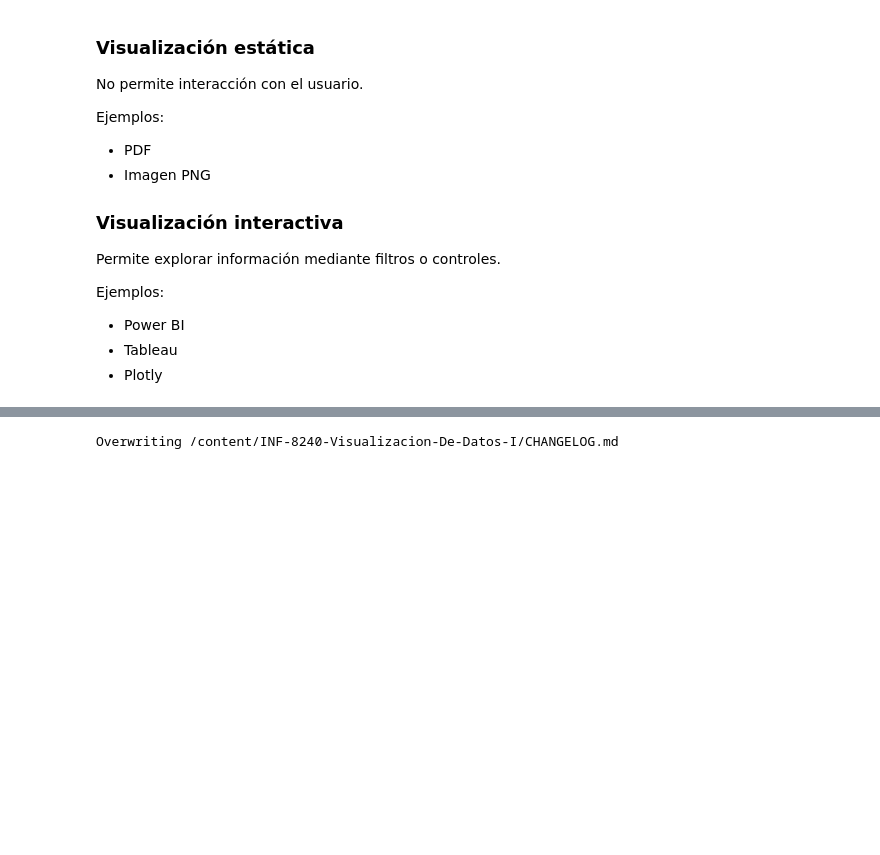
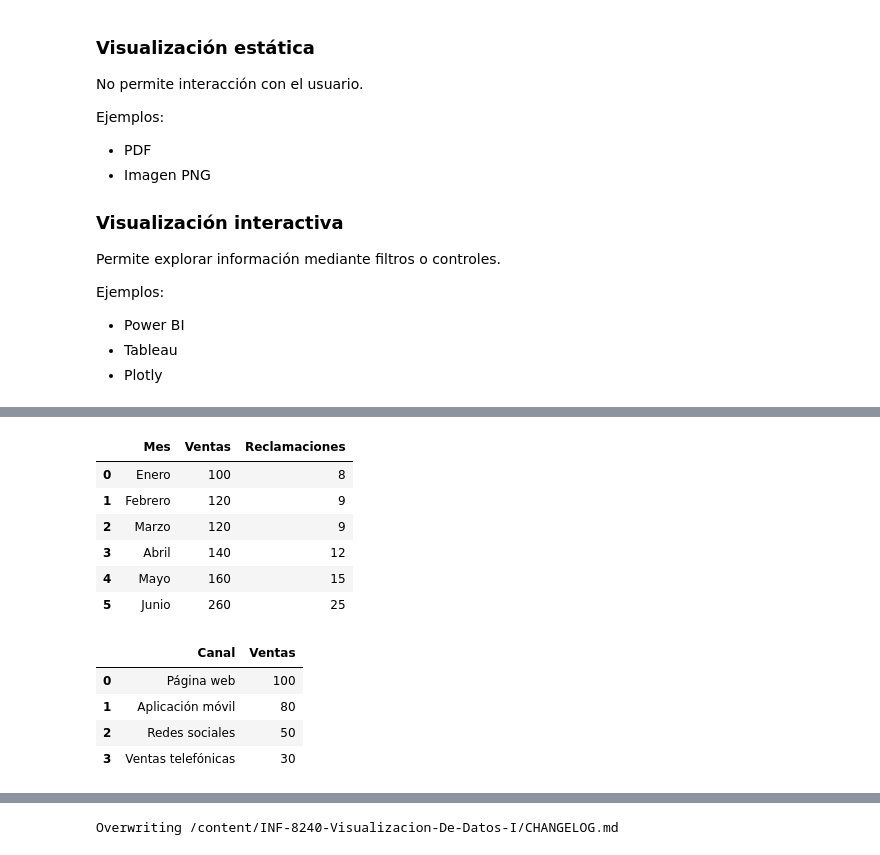
Before and after one commit to pascual-francisco/INF-8240-Visualizacion-De-Datos-I, a Jupyter notebook: Unit_01/notebooks/U01.E01.ipynb, the cells around one changed output, grey strips where cells are left out. Drawn from its saved outputs; the diff is of its cells as text; code cells hidden in the pictures; blank space fills up the shorter version.

```diff
--- a/Unit_01/notebooks/U01.E01.ipynb
+++ b/Unit_01/notebooks/U01.E01.ipynb
@@ -262,0 +327,56 @@ Ejemplos:
+# %%
+# =============================================================================
+# ACTIVIDAD 6
+# Construcción de los conjuntos de datos
+# =============================================================================
+
+import pandas as pd
+import matplotlib.pyplot as plt
+
+# -----------------------------------------------------------------------------
+# Datos de ventas y reclamaciones mensuales
+# -----------------------------------------------------------------------------
+
+df_mensual = pd.DataFrame({
+    "Mes": [
+        "Enero",
+        "Febrero",
+        "Marzo",
+        "Abril",
+        "Mayo",
+        "Junio"
+    ],
+    "Ventas": [100, 120, 120, 140, 160, 260],
+    "Reclamaciones": [8, 9, 9, 12, 15, 25]
+})
+
+# -----------------------------------------------------------------------------
+# Datos de ventas por canal
+# -----------------------------------------------------------------------------
+
+df_canal = pd.DataFrame({
+    "Canal": [
+        "Página web",
+        "Aplicación móvil",
+        "Redes sociales",
+        "Ventas telefónicas"
+    ],
+    "Ventas": [100, 80, 50, 30]
+})
+
+# Mostrar los datos utilizados
+display(df_mensual)
+display(df_canal)
+# %% [output]
+|  | Mes | Ventas | Reclamaciones |
+| 0 | Enero | 100 | 8 |
+| 1 | Febrero | 120 | 9 |
+| 2 | Marzo | 120 | 9 |
+| 3 | Abril | 140 | 12 |
+| 4 | Mayo | 160 | 15 |
+| 5 | Junio | 260 | 25 |
+|  | Canal | Ventas |
+| 0 | Página web | 100 |
+| 1 | Aplicación móvil | 80 |
+| 2 | Redes sociales | 50 |
+| 3 | Ventas telefónicas | 30 |
```
Also changed, not shown: parts of 14 cells of this notebook.
